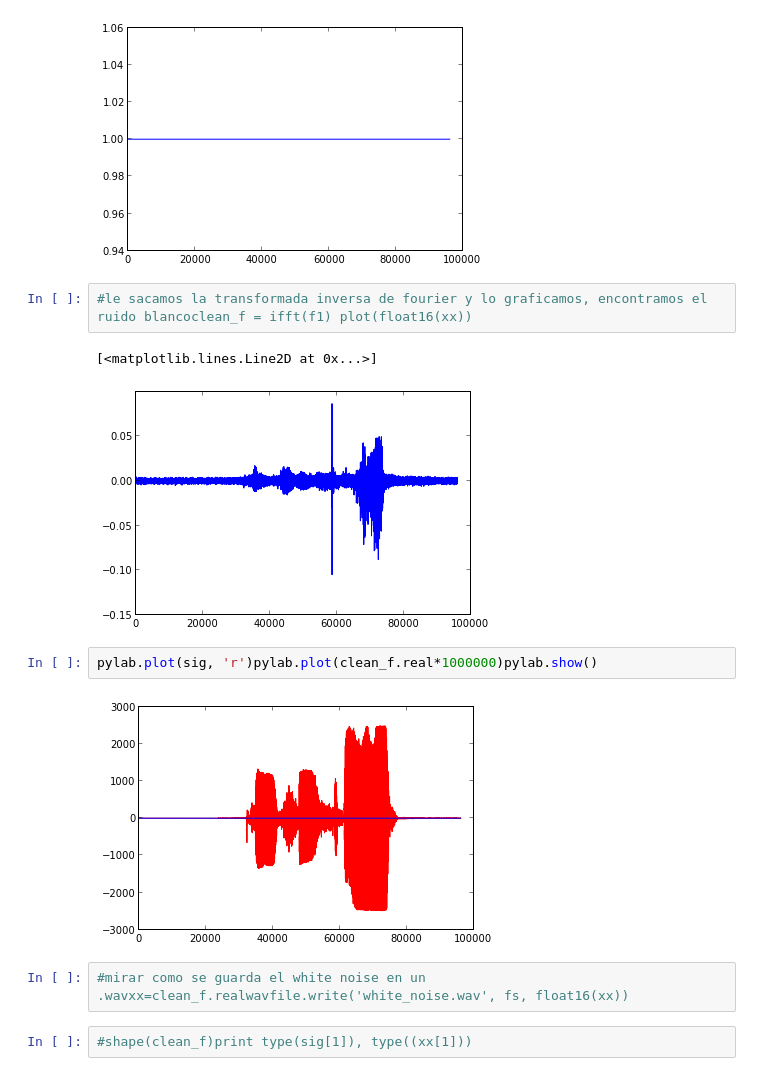
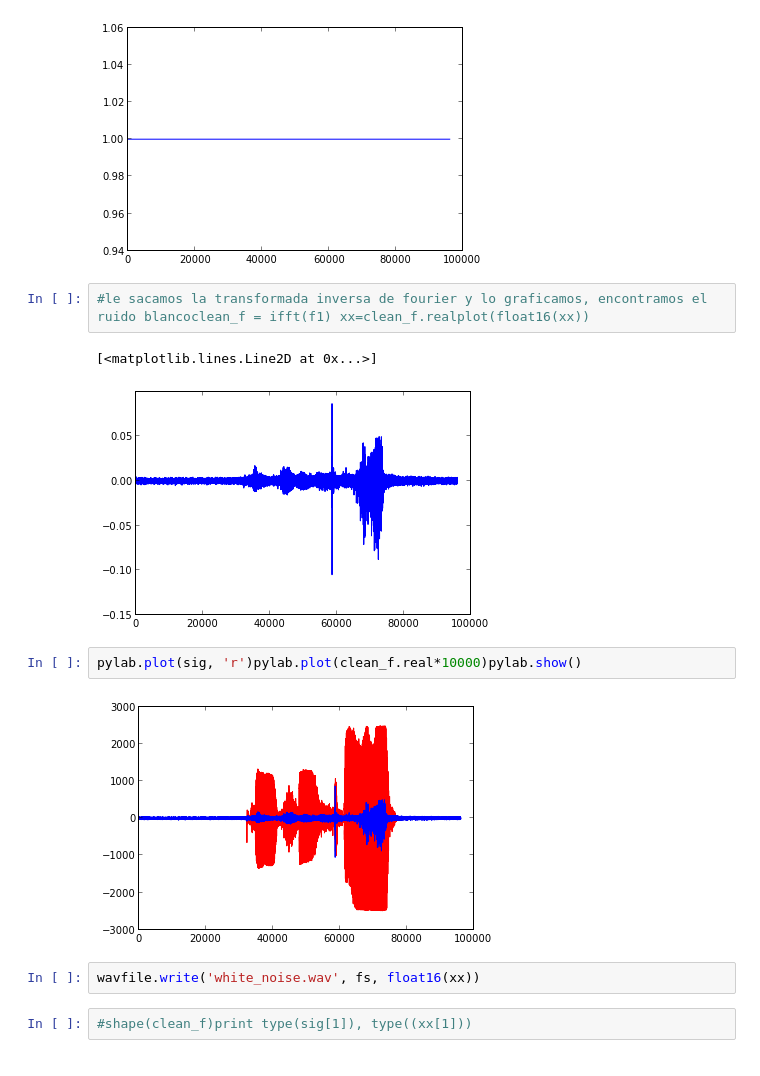
Before and after one commit to LinaPerez/PerezAngel_GarzonAlvarado_hw5, a Jupyter notebook: Pink&White_Noise.ipynb, the cells around one changed output. Cells and saved outputs as stored; diff of their text form.

Commit message:
noisenoisenoisekease

```diff
--- a/Pink&White_Noise.ipynb
+++ b/Pink&White_Noise.ipynb
@@ -26,16 +26,16 @@ f1=fft_rand_signal_half/np.absolute(fft_rand_signal_half)plot(np.absolute(f1))
 [<matplotlib.lines.Line2D at 0x...>]
 [figure]
 # %%
-#le sacamos la transformada inversa de fourier y lo graficamos, encontramos el ruido blancoclean_f = ifft(f1) plot(float16(xx))
+#le sacamos la transformada inversa de fourier y lo graficamos, encontramos el ruido blancoclean_f = ifft(f1) xx=clean_f.realplot(float16(xx))
 # %% [output]
 [<matplotlib.lines.Line2D at 0x...>]
 [figure]
 # %%
-pylab.plot(sig, 'r')pylab.plot(clean_f.real*1000000)pylab.show()
+pylab.plot(sig, 'r')pylab.plot(clean_f.real*10000)pylab.show()
 # %% [output]
-[figure, old version]
+[figure, new version]
 # %%
-#mirar como se guarda el white noise en un .wavxx=clean_f.realwavfile.write('white_noise.wav', fs, float16(xx))
+wavfile.write('white_noise.wav', fs, float16(xx))
 # %%
 #shape(clean_f)print type(sig[1]), type((xx[1]))
 # %% [output]
```
Also changed, not shown: parts of 6 cells of this notebook.
